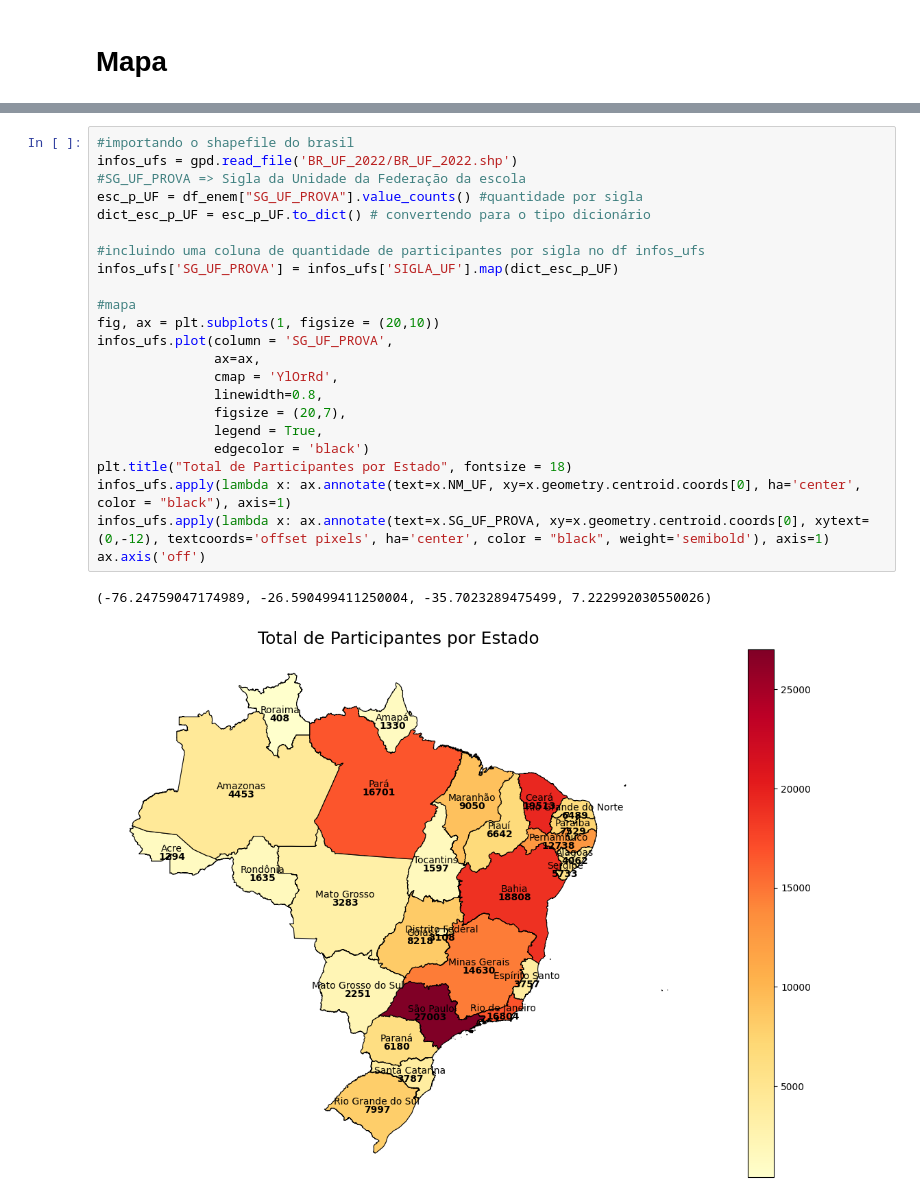
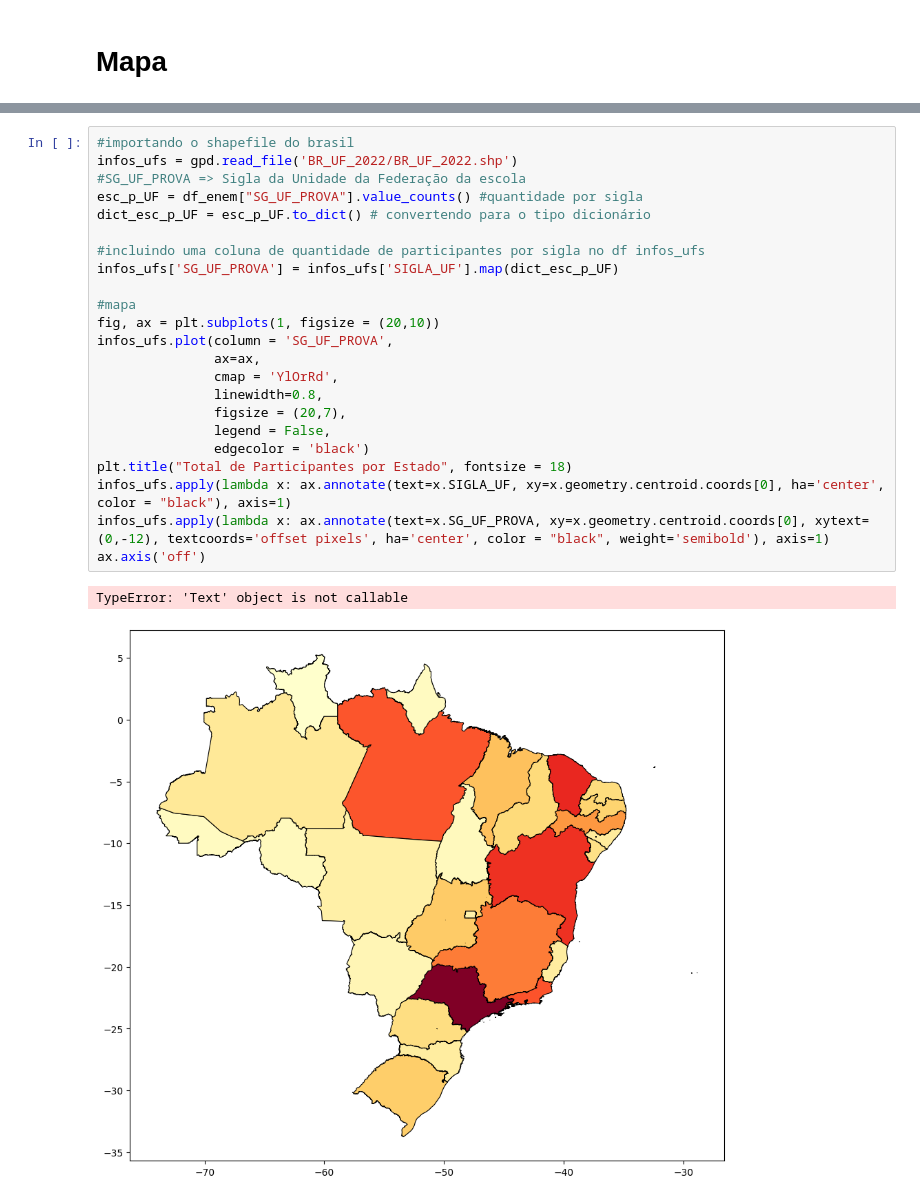
Before and after one commit to Grupo-B-Turma-2-Ada-VemSerTech/Projeto_Mod04_Ada_VemSerTech, a Jupyter notebook: Projeto.ipynb, the cells around one changed output, grey strips where cells are left out. Cells and saved outputs as stored; diff of their text form.

```diff
--- a/Projeto.ipynb
+++ b/Projeto.ipynb
@@ -421,26 +441,26 @@ Name: proportion, dtype: float64
 # %%
 #importando o shapefile do brasil
 infos_ufs = gpd.read_file('BR_UF_2022/BR_UF_2022.shp')
 #SG_UF_PROVA => Sigla da Unidade da Federação da escola
 esc_p_UF = df_enem["SG_UF_PROVA"].value_counts() #quantidade por sigla
 dict_esc_p_UF = esc_p_UF.to_dict() # convertendo para o tipo dicionário
 
 #incluindo uma coluna de quantidade de participantes por sigla no df infos_ufs
 infos_ufs['SG_UF_PROVA'] = infos_ufs['SIGLA_UF'].map(dict_esc_p_UF)
 
 #mapa
 fig, ax = plt.subplots(1, figsize = (20,10))
 infos_ufs.plot(column = 'SG_UF_PROVA',
                ax=ax,
                cmap = 'YlOrRd',
                linewidth=0.8,
                figsize = (20,7),
-               legend = True,
+               legend = False,
                edgecolor = 'black')
 plt.title("Total de Participantes por Estado", fontsize = 18)
-infos_ufs.apply(lambda x: ax.annotate(text=x.NM_UF, xy=x.geometry.centroid.coords[0], ha='center', color = "black"), axis=1)
+infos_ufs.apply(lambda x: ax.annotate(text=x.SIGLA_UF, xy=x.geometry.centroid.coords[0], ha='center', color = "black"), axis=1)
 infos_ufs.apply(lambda x: ax.annotate(text=x.SG_UF_PROVA, xy=x.geometry.centroid.coords[0], xytext=(0,-12), textcoords='offset pixels', ha='center', color = "black", weight='semibold'), axis=1)
 ax.axis('off')
 # %% [output]
-(-76.24759047174989, -26.590499411250004, -35.7023289475499, 7.222992030550026)
+TypeError: 'Text' object is not callable
-[figure, old version]
+[figure, new version]
```
Also changed, not shown: parts of 1 cell of this notebook.
